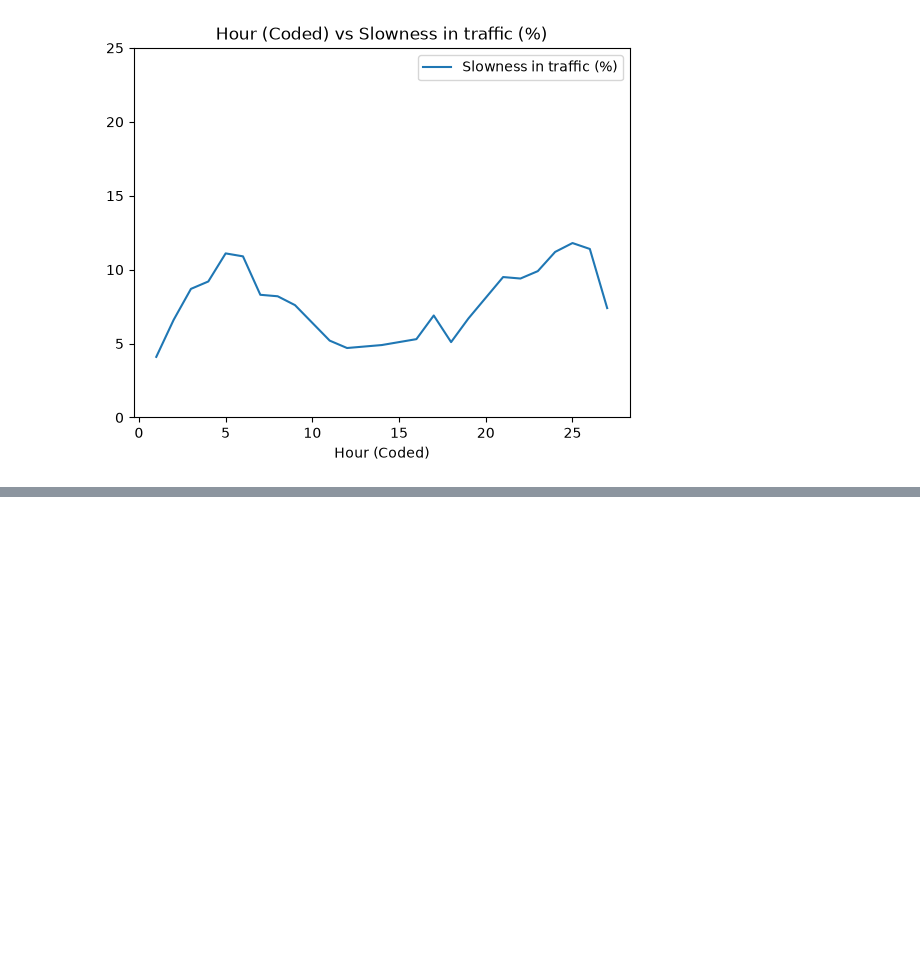
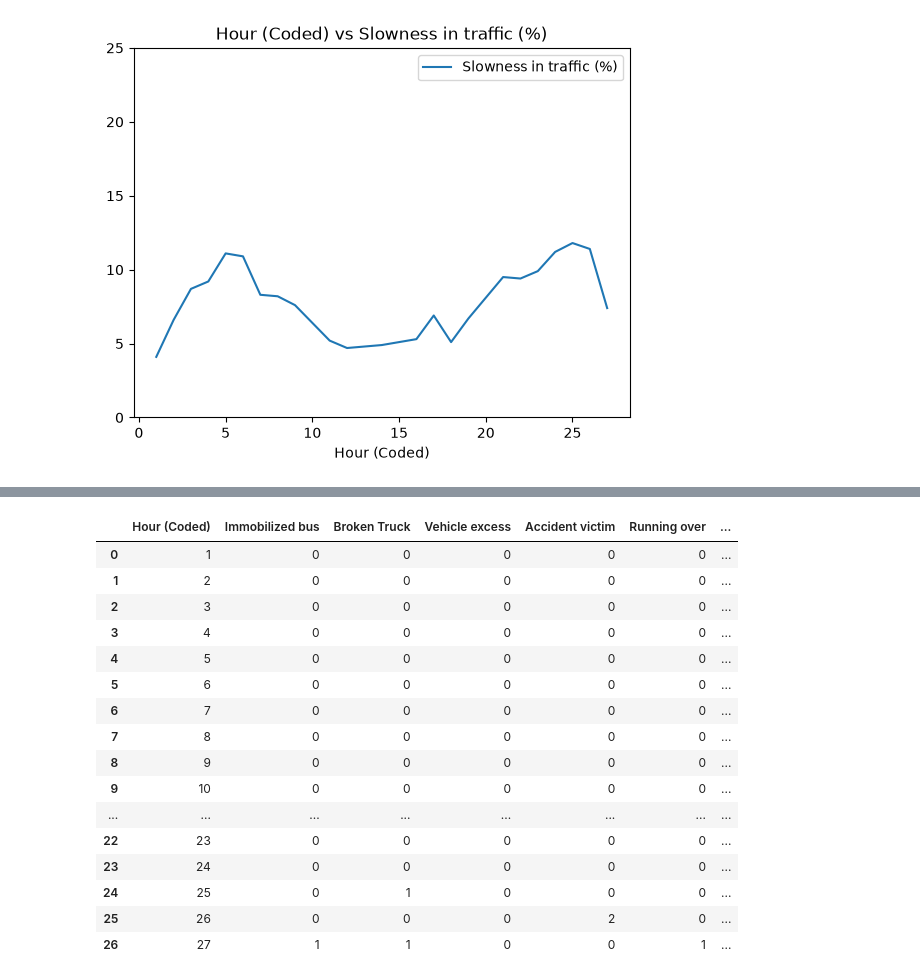
Before and after one commit to dnlsyfq/py_dataquest_traffic_sao_paulo, a Jupyter notebook: workbook.ipynb, the cells around one changed output, grey strips where cells are left out. Saved outputs shown, nothing was run; the diff lists cells and outputs as text; code cells hidden in the pictures; blank space fills up the shorter version.

```diff
--- a/workbook.ipynb
+++ b/workbook.ipynb
@@ -41,0 +49,20 @@ plt.show()
+# %%
+traffic_per_day['monday']
+# %% [output]
+|  | Hour (Coded) | Immobilized bus | Broken Truck | Vehicle excess | Accident victim | Running over | ... |
+| 0 | 1 | 0 | 0 | 0 | 0 | 0 | ... |
+| 1 | 2 | 0 | 0 | 0 | 0 | 0 | ... |
+| 2 | 3 | 0 | 0 | 0 | 0 | 0 | ... |
+| 3 | 4 | 0 | 0 | 0 | 0 | 0 | ... |
+| 4 | 5 | 0 | 0 | 0 | 0 | 0 | ... |
+| 5 | 6 | 0 | 0 | 0 | 0 | 0 | ... |
+| 6 | 7 | 0 | 0 | 0 | 0 | 0 | ... |
+| 7 | 8 | 0 | 0 | 0 | 0 | 0 | ... |
+| 8 | 9 | 0 | 0 | 0 | 0 | 0 | ... |
+| 9 | 10 | 0 | 0 | 0 | 0 | 0 | ... |
+| ... | ... | ... | ... | ... | ... | ... | ... |
+| 22 | 23 | 0 | 0 | 0 | 0 | 0 | ... |
+| 23 | 24 | 0 | 0 | 0 | 0 | 0 | ... |
+| 24 | 25 | 0 | 1 | 0 | 0 | 0 | ... |
+| 25 | 26 | 0 | 0 | 0 | 2 | 0 | ... |
+| 26 | 27 | 1 | 1 | 0 | 0 | 1 | ... |
```
Also changed, not shown: parts of 7 cells of this notebook.
